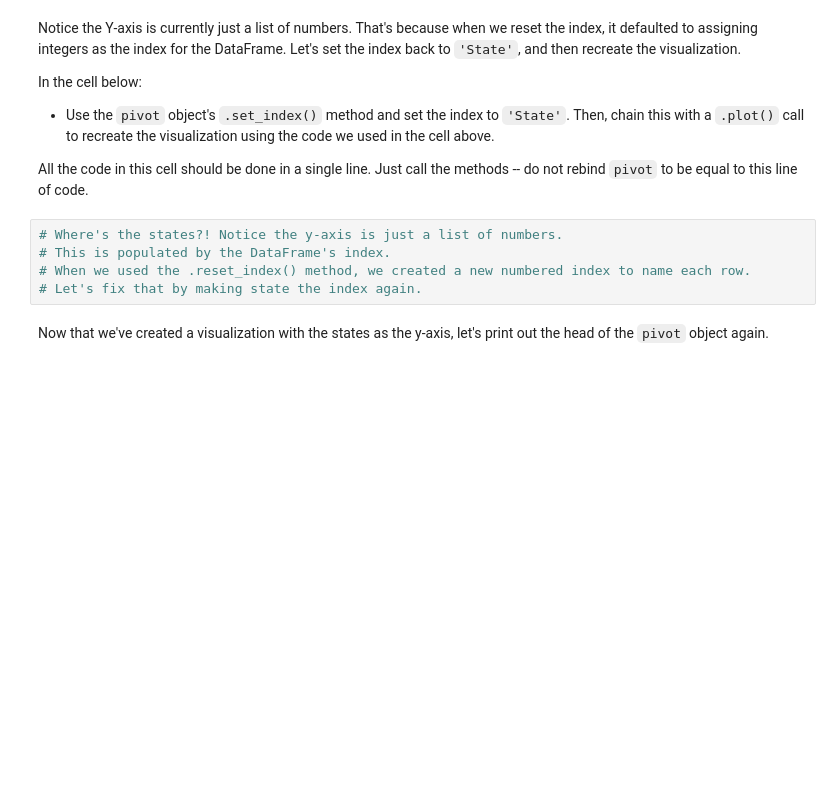
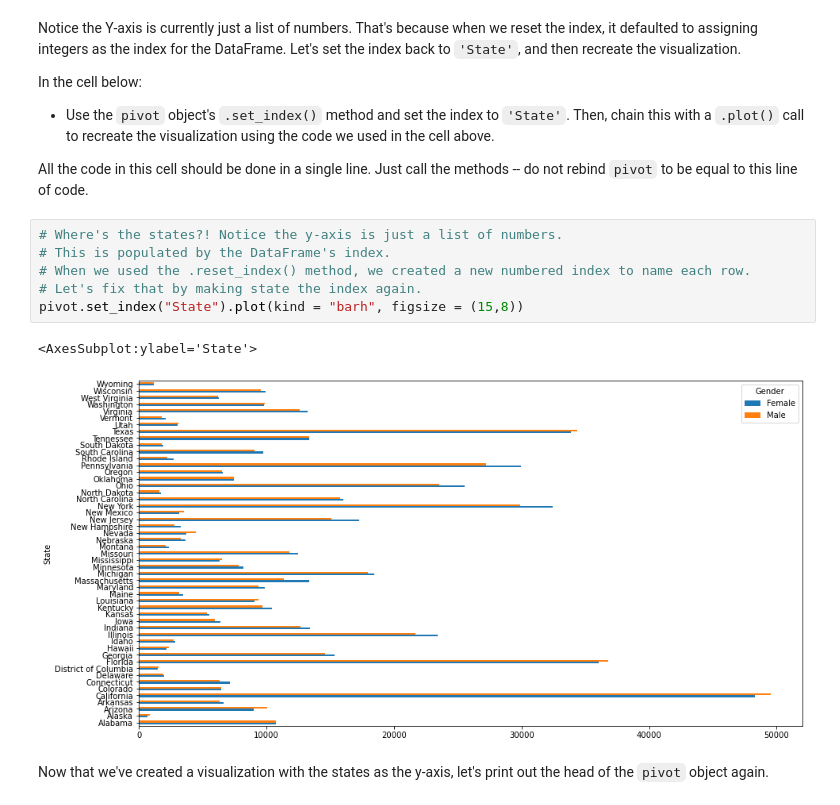
Before and after one commit to CrisThatOneCris/dsc-pivot-tables-pandas-lab, a Jupyter notebook: index.ipynb, the cells around one changed output. Drawn from its saved outputs; the diff is of its cells as text; blank space fills up the shorter version.

```diff
--- a/index.ipynb
+++ b/index.ipynb
@@ -386,8 +459,12 @@ All the code in this cell should be done in a single line.  Just call the method
 # %%
 # Where's the states?! Notice the y-axis is just a list of numbers.
 # This is populated by the DataFrame's index.
 # When we used the .reset_index() method, we created a new numbered index to name each row.
 # Let's fix that by making state the index again.
+pivot.set_index("State").plot(kind = "barh", figsize = (15,8))
+# %% [output]
+<AxesSubplot:ylabel='State'>
+[figure, added]
 # %% [markdown]
 Now that we've created a visualization with the states as the y-axis, let's print out the head of the `pivot` object again.
 # %%
```
Also changed, not shown: parts of 21 cells of this notebook.
